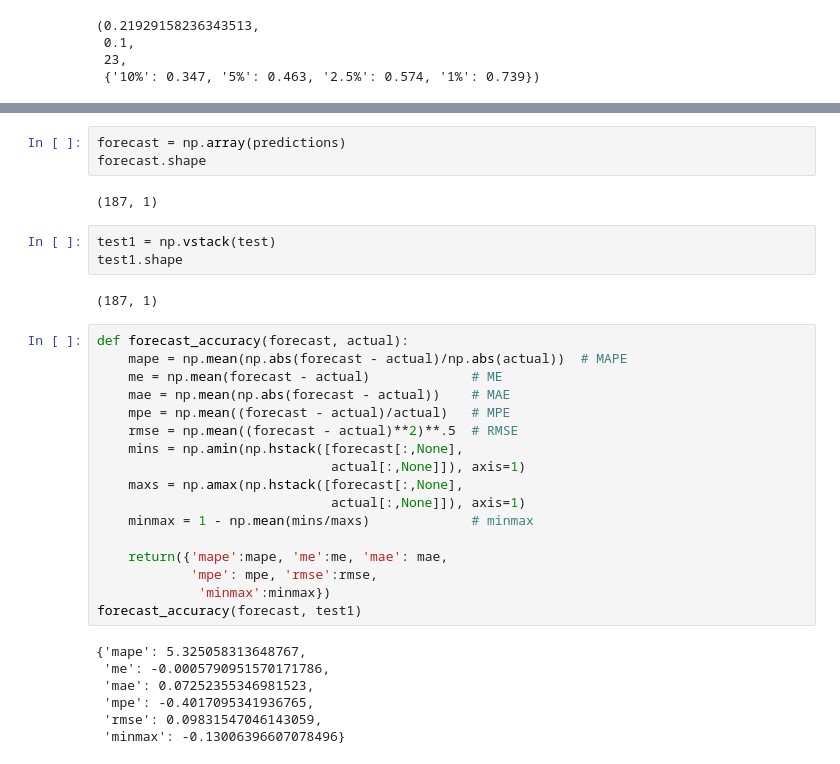
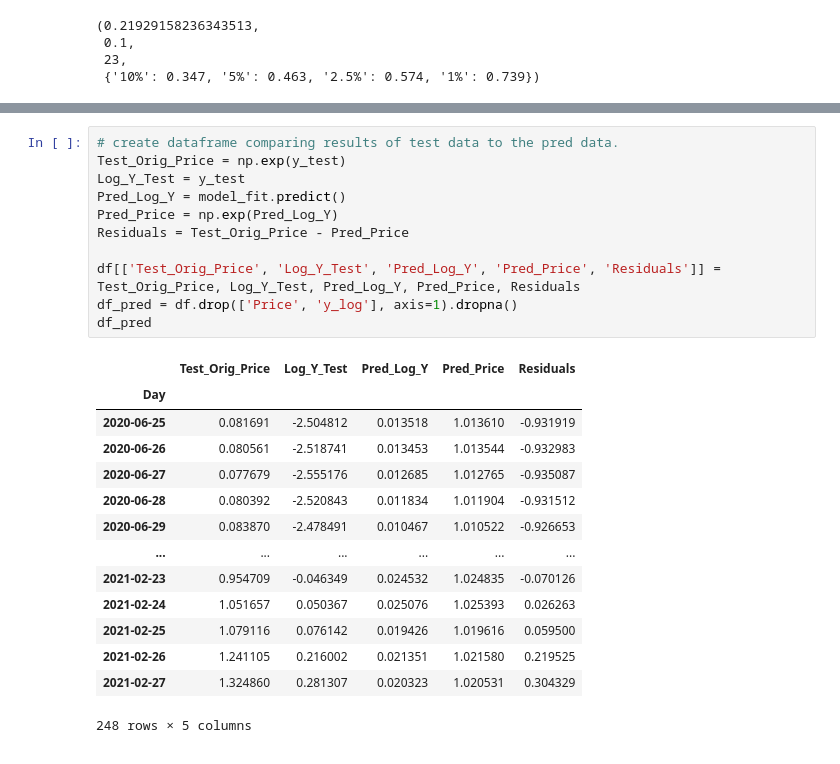
Before and after one commit to threeves91/Springboard, a Jupyter notebook: Capstone Project 3/Preprocessing_CS3.ipynb, the cells around one changed output, grey strips where cells are left out. Saved outputs shown, nothing was run; the diff lists cells and outputs as text.

```diff
--- a/Capstone Project 3/Preprocessing_CS3.ipynb
+++ b/Capstone Project 3/Preprocessing_CS3.ipynb
@@ -338,34 +291,26 @@ plt.show()
-# %%
-forecast = np.array(predictions)
-forecast.shape
-# %% [output]
-(187, 1)
-# %%
-test1 = np.vstack(test)
-test1.shape
-# %% [output]
-(187, 1)
-# %%
-def forecast_accuracy(forecast, actual):
-    mape = np.mean(np.abs(forecast - actual)/np.abs(actual))  # MAPE
-    me = np.mean(forecast - actual)             # ME
-    mae = np.mean(np.abs(forecast - actual))    # MAE
-    mpe = np.mean((forecast - actual)/actual)   # MPE
-    rmse = np.mean((forecast - actual)**2)**.5  # RMSE
-    mins = np.amin(np.hstack([forecast[:,None],
-                              actual[:,None]]), axis=1)
-    maxs = np.amax(np.hstack([forecast[:,None],
-                              actual[:,None]]), axis=1)
-    minmax = 1 - np.mean(mins/maxs)             # minmax
-
-    return({'mape':mape, 'me':me, 'mae': mae,
-            'mpe': mpe, 'rmse':rmse,
-             'minmax':minmax})
-forecast_accuracy(forecast, test1)
-# %% [output]
-{'mape': 5.325058313648767,
- 'me': -0.0005790951570171786,
- 'mae': 0.07252355346981523,
- 'mpe': -0.4017095341936765,
- 'rmse': 0.09831547046143059,
- 'minmax': -0.13006396607078496}
+# %%
+# create dataframe comparing results of test data to the pred data.
+Test_Orig_Price = np.exp(y_test)
+Log_Y_Test = y_test
+Pred_Log_Y = model_fit.predict()
+Pred_Price = np.exp(Pred_Log_Y)
+Residuals = Test_Orig_Price - Pred_Price
+
+df[['Test_Orig_Price', 'Log_Y_Test', 'Pred_Log_Y', 'Pred_Price', 'Residuals']] = Test_Orig_Price, Log_Y_Test, Pred_Log_Y, Pred_Price, Residuals
+df_pred = df.drop(['Price', 'y_log'], axis=1).dropna()
+df_pred
+# %% [output]
+|  | Test_Orig_Price | Log_Y_Test | Pred_Log_Y | Pred_Price | Residuals |
+| Day |  |  |  |  |  |
+| 2020-06-25 | 0.081691 | -2.504812 | 0.013518 | 1.013610 | -0.931919 |
+| 2020-06-26 | 0.080561 | -2.518741 | 0.013453 | 1.013544 | -0.932983 |
+| 2020-06-27 | 0.077679 | -2.555176 | 0.012685 | 1.012765 | -0.935087 |
+| 2020-06-28 | 0.080392 | -2.520843 | 0.011834 | 1.011904 | -0.931512 |
+| 2020-06-29 | 0.083870 | -2.478491 | 0.010467 | 1.010522 | -0.926653 |
+| ... | ... | ... | ... | ... | ... |
+| 2021-02-23 | 0.954709 | -0.046349 | 0.024532 | 1.024835 | -0.070126 |
+| 2021-02-24 | 1.051657 | 0.050367 | 0.025076 | 1.025393 | 0.026263 |
+| 2021-02-25 | 1.079116 | 0.076142 | 0.019426 | 1.019616 | 0.059500 |
+| 2021-02-26 | 1.241105 | 0.216002 | 0.021351 | 1.021580 | 0.219525 |
+| 2021-02-27 | 1.324860 | 0.281307 | 0.020323 | 1.020531 | 0.304329 |
+248 rows × 5 columns
```
Also changed, not shown: parts of 18 cells of this notebook.
